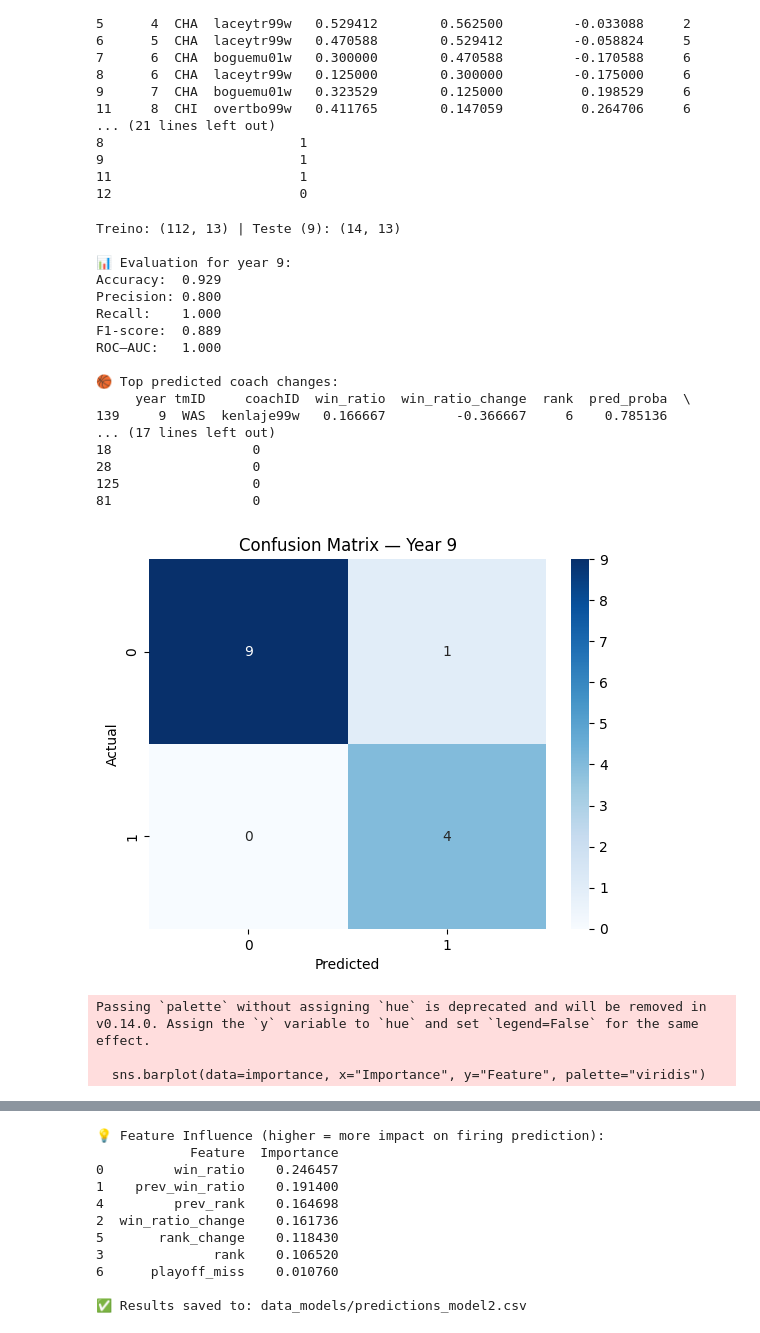
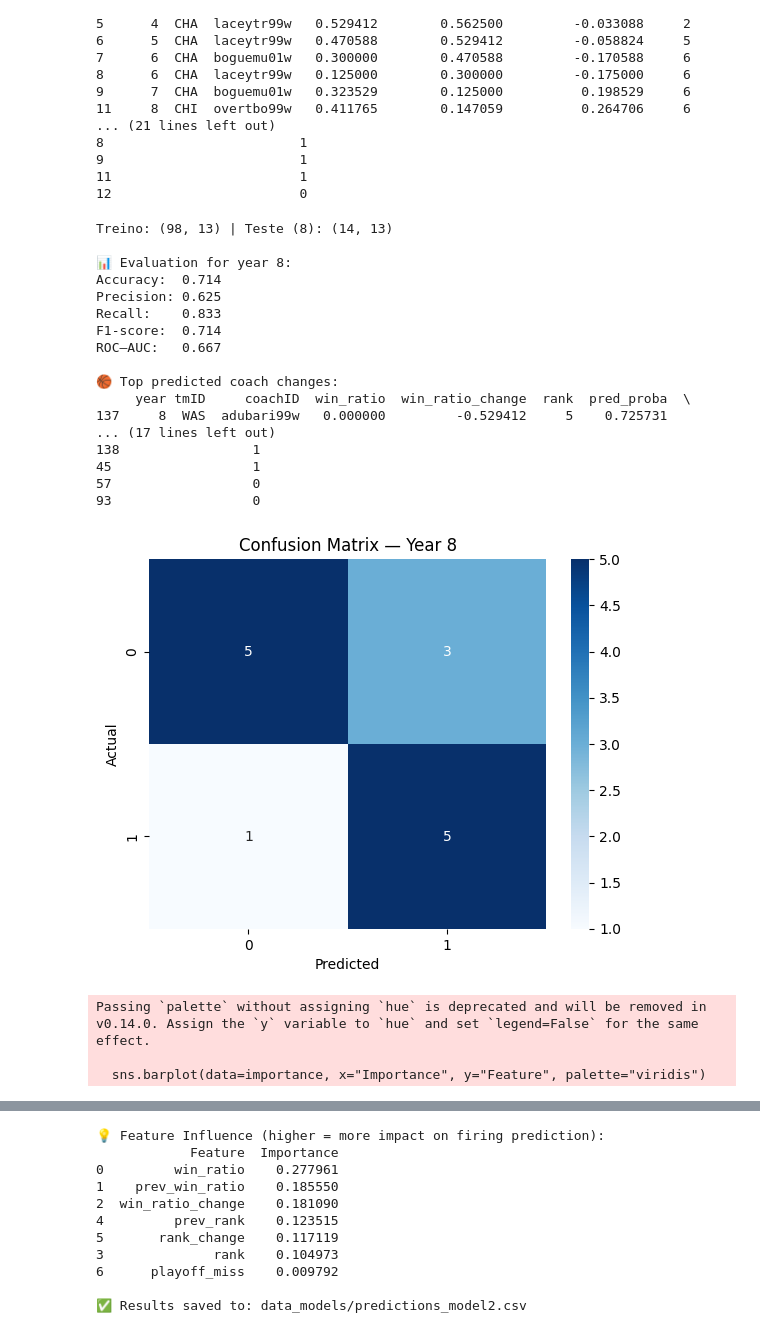
Before and after one commit to torradoov/Data_Mining-WNBA, a Jupyter notebook: 04_b).ipynb, the cells around one changed output, grey strips where cells are left out. Cells and saved outputs as stored; diff of their text form; code cells hidden in the pictures.

```diff
--- a/04_b).ipynb
+++ b/04_b).ipynb
@@ -102,25 +102,26 @@ Shape: (142, 13)
 12                        0
 # %%
 # ===============================================================
-# 🧠 COACH CHANGE PREDICTION — MODEL & EVALUATION
+# COACH CHANGE PREDICTION — MODEL & EVALUATION
 # ===============================================================
 
 # ===============================================================
-# 1️⃣ Load prepared dataset
+# Load prepared dataset
 # ===============================================================
 coach_df = pd.read_csv("data_models/coach_firing_dataset.csv")
 
 # ===============================================================
-# 2️⃣ Choose target year
+# Choose target year
 # ===============================================================
-target_year = 9  # Change this as needed
+
+target_year = 8  # Change this as needed
 train_data = coach_df[coach_df["year"] < target_year]
 test_data  = coach_df[coach_df["year"] == target_year]
 
 print(f"Treino: {train_data.shape} | Teste ({target_year}): {test_data.shape}")
 
 # ===============================================================
-# 3️⃣ Define features and target
+# Define features and target
 # ===============================================================
 features = [
     "win_ratio", "prev_win_ratio", "win_ratio_change",
@@ -142,14 +143,19 @@ model = RandomForestClassifier(
 model.fit(X_train, y_train)
 
 # ===============================================================
-# 5️⃣ Predictions (fixed warnings with .loc)
+# Predictions
 # ===============================================================
+
+
 test_data = test_data.copy()
 test_data.loc[:, "pred_proba"] = model.predict_proba(X_test)[:, 1]
-test_data.loc[:, "predicted_change"] = (test_data["pred_proba"] > 0.5).astype(int)
+
+threshold = 0.35
+test_data.loc[:, "predicted_change"] = (test_data["pred_proba"] > threshold).astype(int)
+
 
 # ===============================================================
-# 6️⃣ Evaluation
+# Evaluation
 # ===============================================================
 acc = accuracy_score(y_test, test_data["predicted_change"])
 prec = precision_score(y_test, test_data["predicted_change"])
@@ -165,7 +171,7 @@ print(f"F1-score:  {f1:.3f}")
 print(f"ROC–AUC:   {roc:.3f}")
 
 # ===============================================================
-# 7️⃣ Display predictions
+# Display predictions
 # ===============================================================
 print("\n🏀 Top predicted coach changes:")
 print(
@@ -178,57 +184,63 @@ print(
 )
 
 # ===============================================================
-# 8️⃣ Confusion Matrix
+# Confusion Matrix
 # ===============================================================
+
+# Column [0]: probability of class 0 → coach stays
+
+# Column [1]: probability of class 1 → coach changes/fired
+
+
 cm = confusion_matrix(y_test, test_data["predicted_change"])
 sns.heatmap(cm, annot=True, fmt="d", cmap="Blues")
 plt.title(f"Confusion Matrix — Year {target_year}")
 plt.xlabel("Predicted")
 plt.ylabel("Actual")
 plt.show()
 
 # ===============================================================
-# 9️⃣ Feature Importance
+# Feature Importance
 # ===============================================================
 
 importance = pd.DataFrame({
     "Feature": features,
     "Importance": model.feature_importances_
 }).sort_values("Importance", ascending=False)
 
 plt.figure(figsize=(8, 5))
 sns.barplot(data=importance, x="Importance", y="Feature", palette="viridis")
-plt.title("🌲 Feature Importance — Random Forest")
+plt.title("Feature Importance — Random Forest")
 plt.show()
 
 print("\n💡 Feature Influence (higher = more impact on firing prediction):")
 print(importance)
 
 # ===============================================================
-# 🔟 Save predictions
+# Save predictions
 # ===============================================================
 os.makedirs("data_models", exist_ok=True)
 test_data.to_csv("data_models/predictions_model2.csv", index=False)
 print("\n✅ Results saved to: data_models/predictions_model2.csv")
 # %% [output]
-Treino: (112, 13) | Teste (9): (14, 13)
+Treino: (98, 13) | Teste (8): (14, 13)
 
-📊 Evaluation for year 9:
-Accuracy:  0.929
-Precision: 0.800
-Recall:    1.000
-F1-score:  0.889
-ROC–AUC:   1.000
+📊 Evaluation for year 8:
+Accuracy:  0.714
+Precision: 0.625
+Recall:    0.833
+F1-score:  0.714
+ROC–AUC:   0.667
 
 🏀 Top predicted coach changes:
      year tmID     coachID  win_ratio  win_ratio_change  rank  pred_proba  \
-139     9  WAS  kenlaje99w   0.166667         -0.366667     6    0.785136
+137     8  WAS  adubari99w   0.000000         -0.529412     5    0.725731
 ... (17 lines left out)
-18                  0
-28                  0
-125                 0
-81                  0
+138                 1
+45                  1
+57                  0
+93                  0
-[figure, old version]
+[figure, new version]
 Passing `palette` without assigning `hue` is deprecated and will be removed in v0.14.0. Assign the `y` variable to `hue` and set `legend=False` for the same effect.
 
   sns.barplot(data=importance, x="Importance", y="Feature", palette="viridis")
@@ -236,11 +248,11 @@ Passing `palette` without assigning `hue` is deprecated and will be removed in v
 💡 Feature Influence (higher = more impact on firing prediction):
             Feature  Importance
-0         win_ratio    0.246457
-1    prev_win_ratio    0.191400
-4         prev_rank    0.164698
-2  win_ratio_change    0.161736
-5       rank_change    0.118430
-3              rank    0.106520
-6      playoff_miss    0.010760
+0         win_ratio    0.277961
+1    prev_win_ratio    0.185550
+2  win_ratio_change    0.181090
+4         prev_rank    0.123515
+5       rank_change    0.117119
+3              rank    0.104973
+6      playoff_miss    0.009792
 
 ✅ Results saved to: data_models/predictions_model2.csv
```
Also changed, not shown: parts of 3 cells of this notebook, 2 other files.
